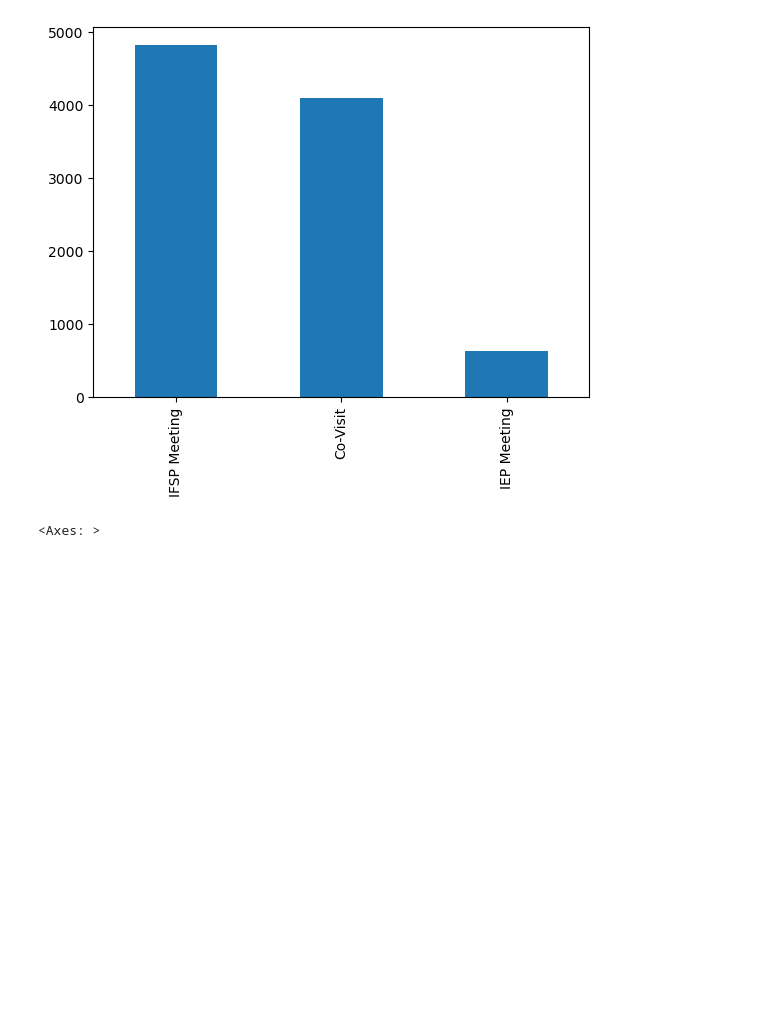
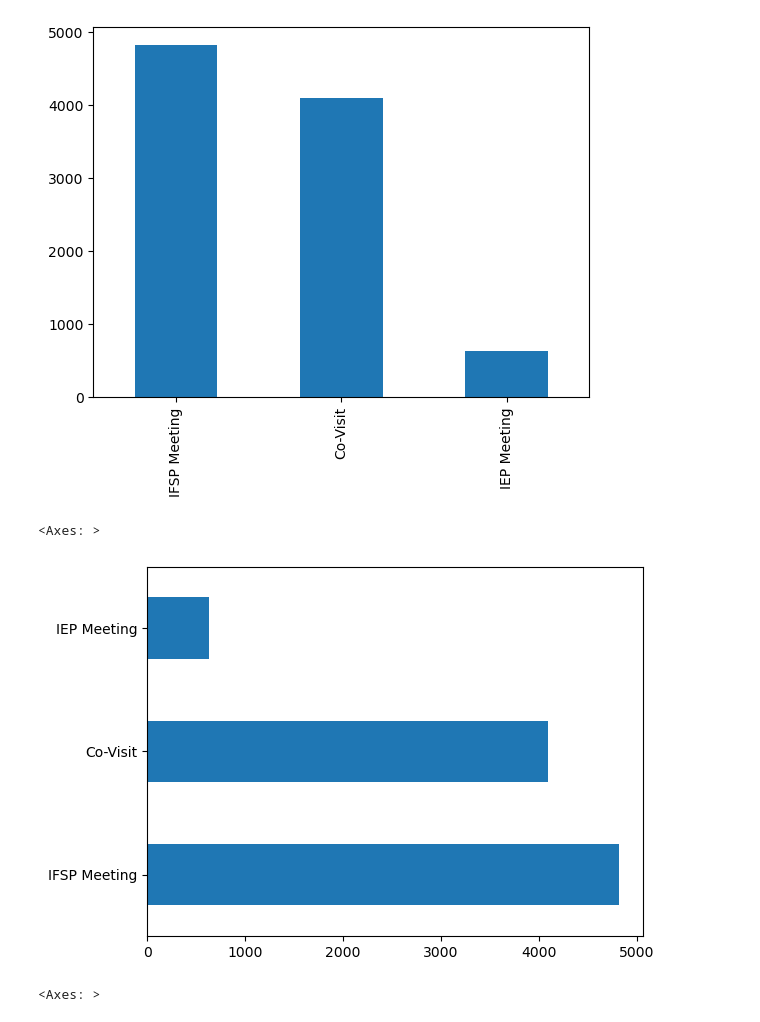
Before and after one commit to NSS-Data-Analytics-Cohort-8/teis_da8_1-sockswithsandals, a Jupyter notebook: notebooks/larry_teis.ipynb, the cells around one changed output. Drawn from its saved outputs; the diff is of its cells as text; code cells hidden in the pictures; blank space fills up the shorter version.

```diff
--- a/notebooks/larry_teis.ipynb
+++ b/notebooks/larry_teis.ipynb
@@ -207,6 +205,13 @@ ifsp_plot.plot(kind='bar')
 # %% [output]
 <Axes: >
 [figure]
+# %%
+##horizontal bar chart
+##https://datatofish.com/horizontal-bar-chart-matplotlib/
+ifsp_plot.plot.barh()
+# %% [output]
+<Axes: >
+[figure, added]
 # %%
 ##view IFSP Teaming ID in chart
 ##used notes/example from socrata ap project
```
Also changed, not shown: parts of 36 cells of this notebook.
